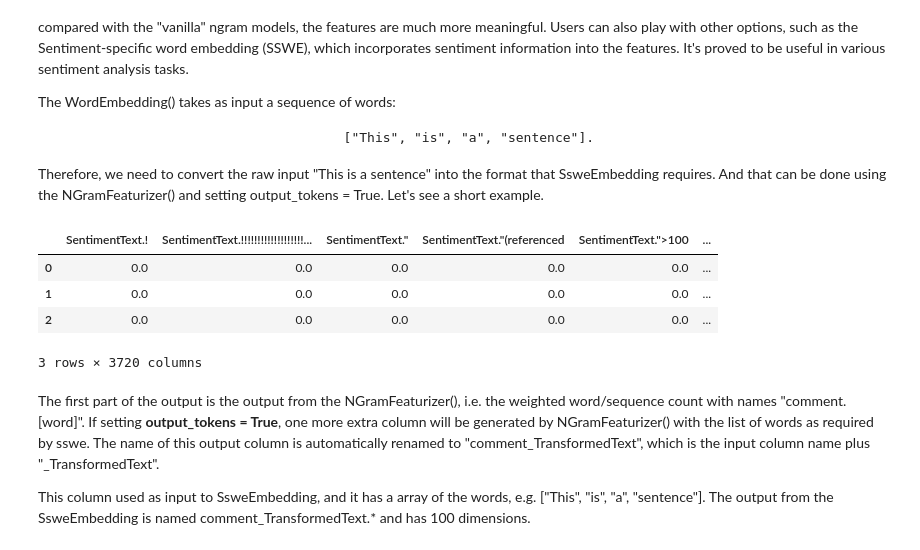
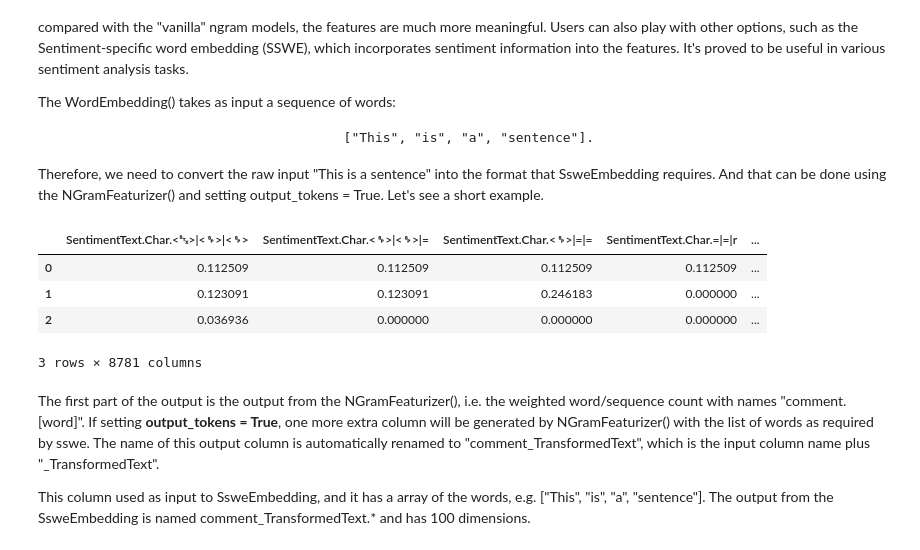
Before and after one commit to microsoft/NimbusML-Samples, a Jupyter notebook: samples/2.3 [Text] Sentiment Analysis 3 - Combining NimbusML and Scikit-learn.ipynb, the cells around one changed output. Cells and saved outputs as stored; diff of their text form; code cells hidden in the pictures.

Commit message:
Fixed the bug of using wrong parameter name with model_kind=Glove50D. Still investigating the issue while using SSWE.

```diff
--- a/samples/2.3 [Text] Sentiment Analysis 3 - Combining NimbusML and Scikit-learn.ipynb
+++ b/samples/2.3 [Text] Sentiment Analysis 3 - Combining NimbusML and Scikit-learn.ipynb
@@ -129,16 +129,16 @@ The WordEmbedding() takes as input a sequence of words:
 
 Therefore, we need to convert the raw input "This is a sentence" into the format that SsweEmbedding requires. And that can be done using the NGramFeaturizer() and setting output_tokens = True. Let's see a short example.
 # %%
-featurizer = NGramFeaturizer(word_feature_extractor=Ngram(), output_tokens = True)
-glove = WordEmbedding(columns = "SentimentText_TransformedText", model_kind = 'Sswe') # indicating we are using the output token column
+featurizer = NGramFeaturizer(word_feature_extractor=Ngram(), output_tokens_column_name='SentimentText_TransformedText', columns=['SentimentText'])
+glove = WordEmbedding(columns='SentimentText_TransformedText', model_kind='GloVe50D') # indicating we are using the output token column
 ppl = Pipeline([featurizer,glove])
 ppl.fit_transform(dataTrain[["SentimentText"]])[0:3] #UPDATE WHEN SUPPORT SERIES!
 # %% [output]
-|  | SentimentText.! | SentimentText.!!!!!!!!!!!!!!!!!!!... | SentimentText." | SentimentText."(referenced | SentimentText.">100 | ... |
-| 0 | 0.0 | 0.0 | 0.0 | 0.0 | 0.0 | ... |
-| 1 | 0.0 | 0.0 | 0.0 | 0.0 | 0.0 | ... |
-| 2 | 0.0 | 0.0 | 0.0 | 0.0 | 0.0 | ... |
+|  | SentimentText.Char.<␂>|<␠>|<␠> | SentimentText.Char.<␠>|<␠>|= | SentimentText.Char.<␠>|=|= | SentimentText.Char.=|=|r | ... |
+| 0 | 0.112509 | 0.112509 | 0.112509 | 0.112509 | ... |
+| 1 | 0.123091 | 0.123091 | 0.246183 | 0.000000 | ... |
+| 2 | 0.036936 | 0.000000 | 0.000000 | 0.000000 | ... |
-3 rows × 3720 columns
+3 rows × 8781 columns
 # %% [markdown]
 The first part of the output is the output from the NGramFeaturizer(), i.e. the weighted word/sequence count with names "comment.[word]". If setting **output_tokens = True**, one more extra column will be generated by NGramFeaturizer() with the list of words as required by sswe. The name of this output column is automatically renamed to "comment_TransformedText", which is the input column name plus "_TransformedText".
 
```
Also changed, not shown: parts of 5 cells of this notebook.
